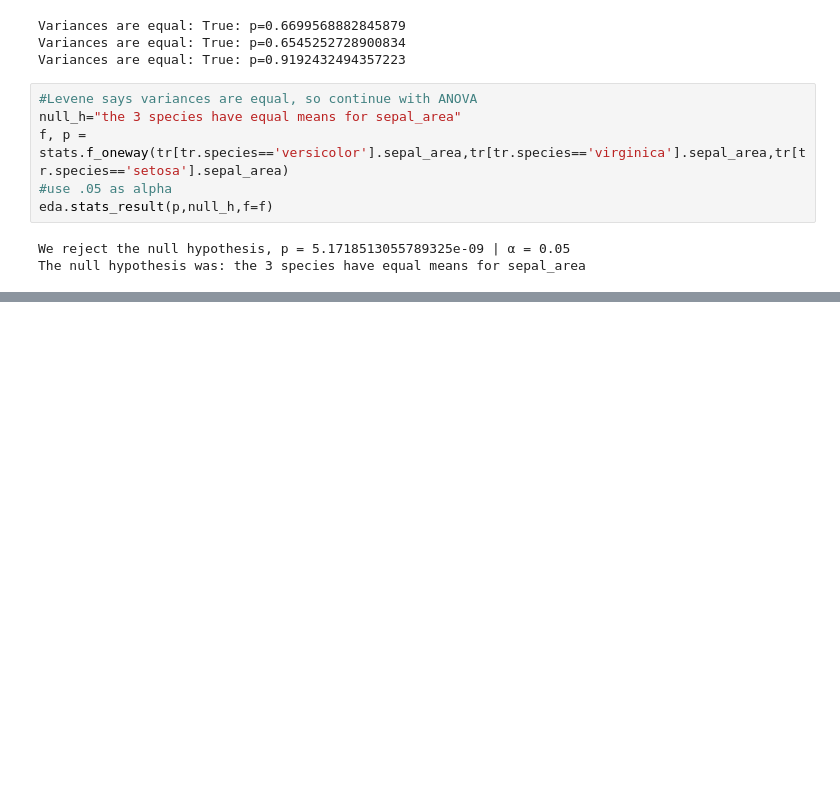
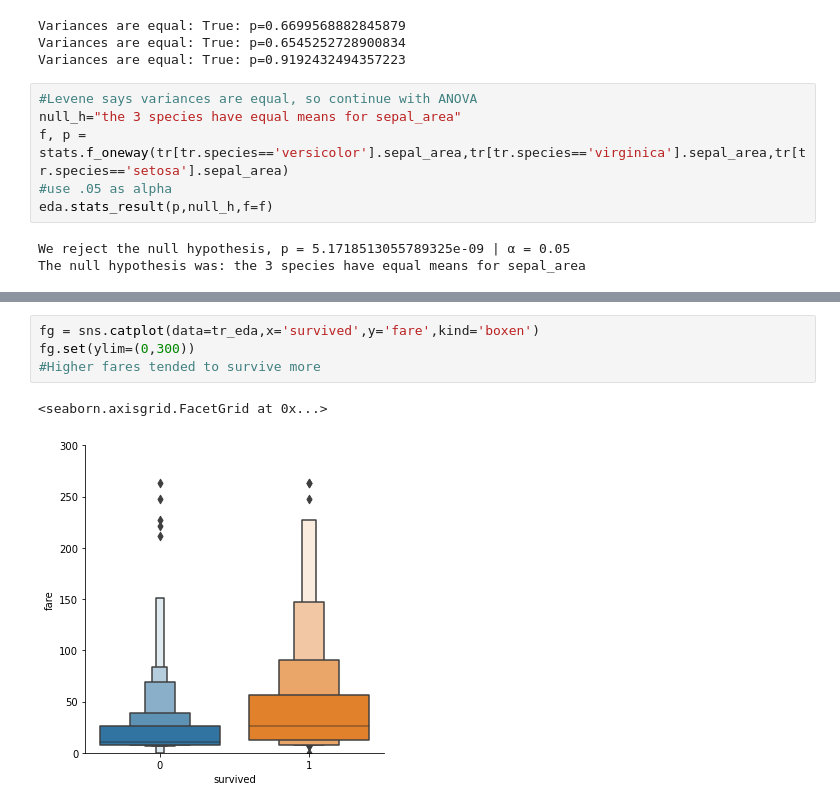
Before and after one commit to Cayt-Schlichting/classification-exercises, a Jupyter notebook: classification_exercises.ipynb, the cells around one changed output, grey strips where cells are left out. Drawn from its saved outputs; the diff is of its cells as text; blank space fills up the shorter version.

```diff
--- a/classification_exercises.ipynb
+++ b/classification_exercises.ipynb
@@ -1300,0 +1411,7 @@ The null hypothesis was: the 3 species have equal means for sepal_area
+# %%
+fg = sns.catplot(data=tr_eda,x='survived',y='fare',kind='boxen')
+fg.set(ylim=(0,300))
+#Higher fares tended to survive more
+# %% [output]
+<seaborn.axisgrid.FacetGrid at 0x...>
+[figure, added]
```
Also changed, not shown: parts of 19 cells of this notebook, 1 other file.
